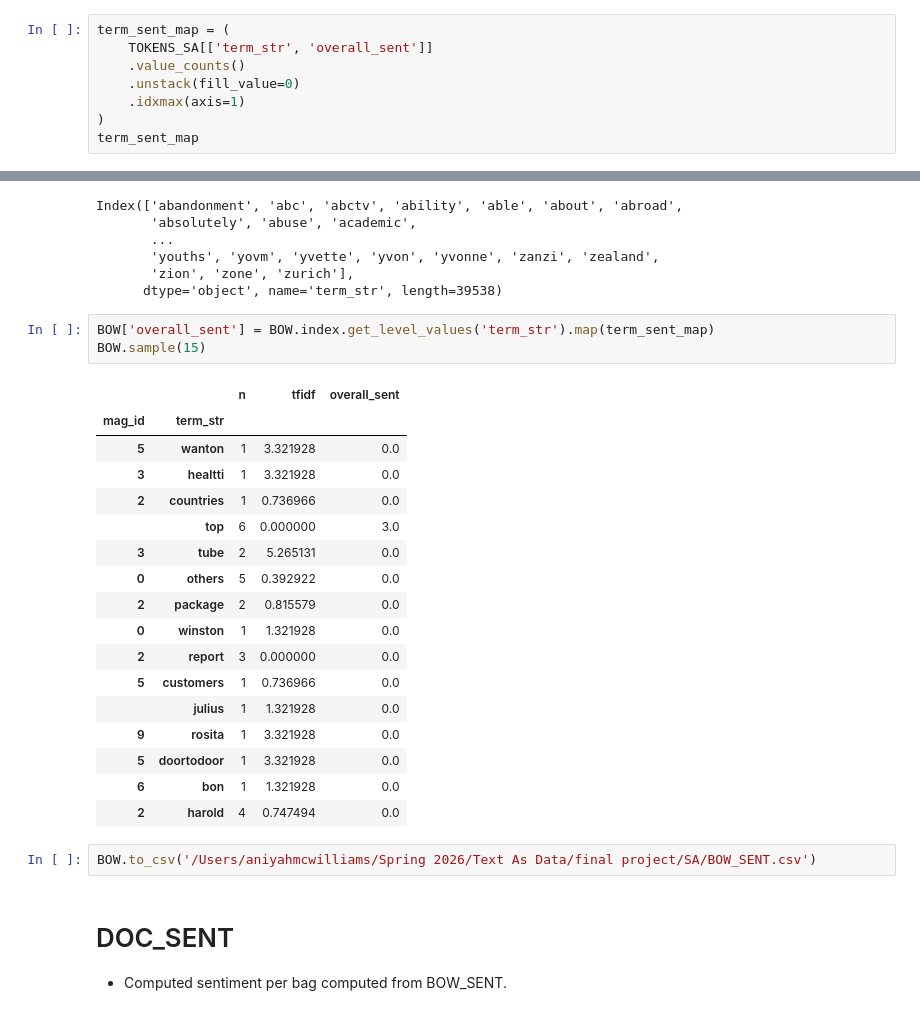
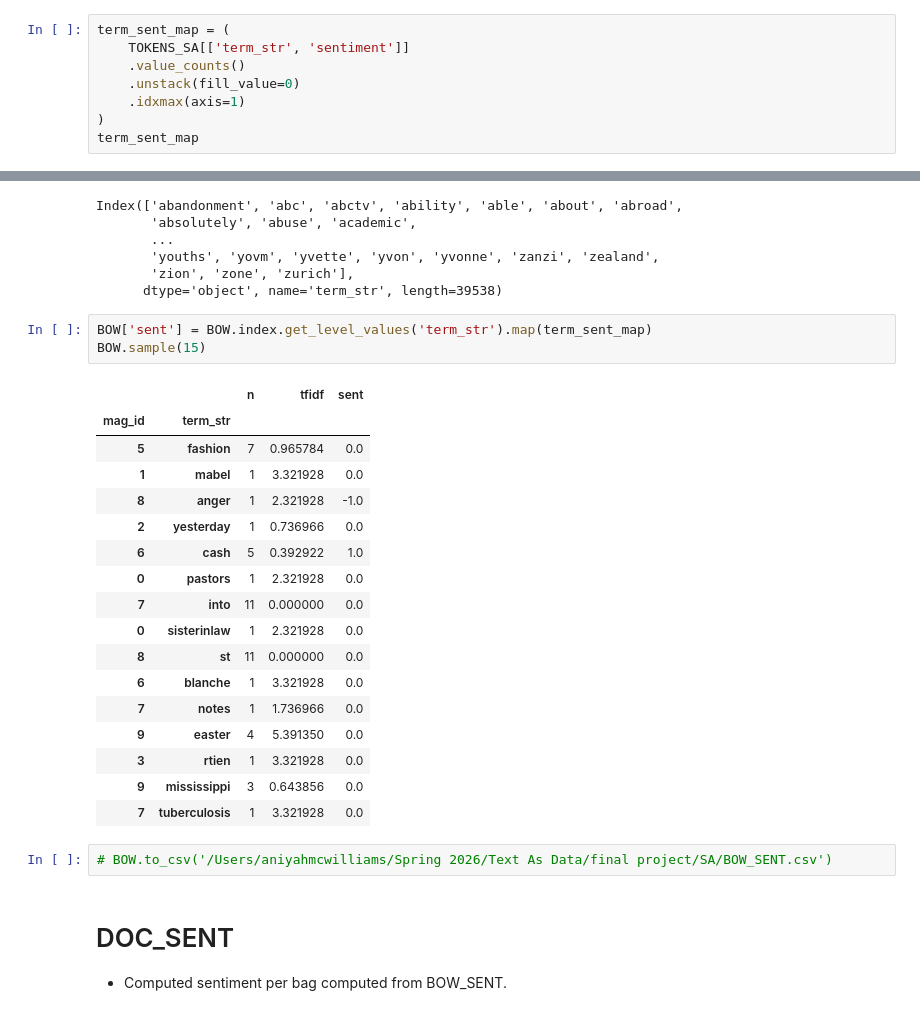
Before and after one commit to aniyahlater/ds5001_final_project, a Jupyter notebook: sentiment_analysis.ipynb, the cells around one changed output, grey strips where cells are left out. Drawn from its saved outputs; the diff is of its cells as text.

```diff
--- a/sentiment_analysis.ipynb
+++ b/sentiment_analysis.ipynb
@@ -104,7 +104,7 @@ VOCAB
 16287 rows × 8 columns
 # %%
 term_sent_map = (
-    TOKENS_SA[['term_str', 'overall_sent']]
+    TOKENS_SA[['term_str', 'sentiment']]
     .value_counts()
     .unstack(fill_value=0)
     .idxmax(axis=1)
@@ -178,28 +178,28 @@ Index(['abandonment', 'abc', 'abctv', 'ability', 'able', 'about', 'abroad',
        'zion', 'zone', 'zurich'],
       dtype='object', name='term_str', length=39538)
 # %%
-BOW['overall_sent'] = BOW.index.get_level_values('term_str').map(term_sent_map)
+BOW['sent'] = BOW.index.get_level_values('term_str').map(term_sent_map)
 BOW.sample(15)
 # %% [output]
-|  |  | n | tfidf | overall_sent |
+|  |  | n | tfidf | sent |
 | mag_id | term_str |  |  |  |
-| 5 | wanton | 1 | 3.321928 | 0.0 |
-| 3 | healtti | 1 | 3.321928 | 0.0 |
-| 2 | countries | 1 | 0.736966 | 0.0 |
-|  | top | 6 | 0.000000 | 3.0 |
-| 3 | tube | 2 | 5.265131 | 0.0 |
-| 0 | others | 5 | 0.392922 | 0.0 |
-| 2 | package | 2 | 0.815579 | 0.0 |
-| 0 | winston | 1 | 1.321928 | 0.0 |
-| 2 | report | 3 | 0.000000 | 0.0 |
-| 5 | customers | 1 | 0.736966 | 0.0 |
-|  | julius | 1 | 1.321928 | 0.0 |
-| 9 | rosita | 1 | 3.321928 | 0.0 |
-| 5 | doortodoor | 1 | 3.321928 | 0.0 |
-| 6 | bon | 1 | 1.321928 | 0.0 |
-| 2 | harold | 4 | 0.747494 | 0.0 |
+| 5 | fashion | 7 | 0.965784 | 0.0 |
+| 1 | mabel | 1 | 3.321928 | 0.0 |
+| 8 | anger | 1 | 2.321928 | -1.0 |
+| 2 | yesterday | 1 | 0.736966 | 0.0 |
+| 6 | cash | 5 | 0.392922 | 1.0 |
+| 0 | pastors | 1 | 2.321928 | 0.0 |
+| 7 | into | 11 | 0.000000 | 0.0 |
+| 0 | sisterinlaw | 1 | 2.321928 | 0.0 |
+| 8 | st | 11 | 0.000000 | 0.0 |
+| 6 | blanche | 1 | 3.321928 | 0.0 |
+| 7 | notes | 1 | 1.736966 | 0.0 |
+| 9 | easter | 4 | 5.391350 | 0.0 |
+| 3 | rtien | 1 | 3.321928 | 0.0 |
+| 9 | mississippi | 3 | 0.643856 | 0.0 |
+| 7 | tuberculosis | 1 | 3.321928 | 0.0 |
 # %%
-BOW.to_csv('/Users/aniyahmcwilliams/Spring 2026/Text As Data/final project/SA/BOW_SENT.csv')
+# BOW.to_csv('/Users/aniyahmcwilliams/Spring 2026/Text As Data/final project/SA/BOW_SENT.csv')
 # %% [markdown]
 # DOC_SENT
 - Computed sentiment per bag computed from BOW_SENT.
```
Also changed, not shown: parts of 7 cells of this notebook, 3 other files.
